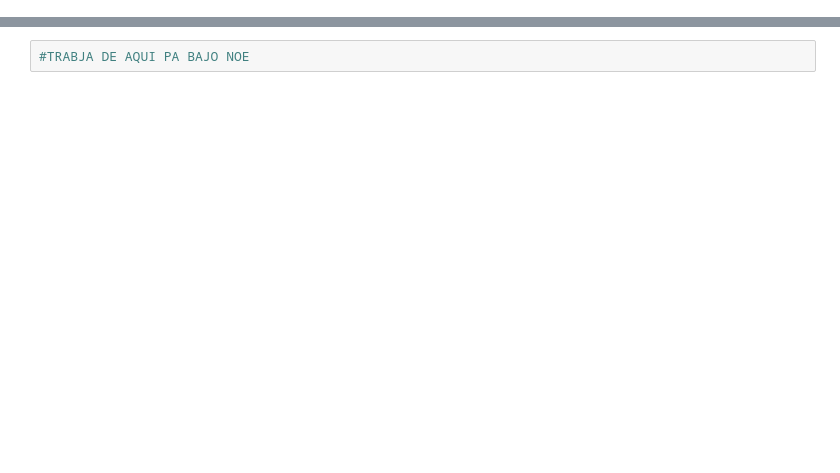
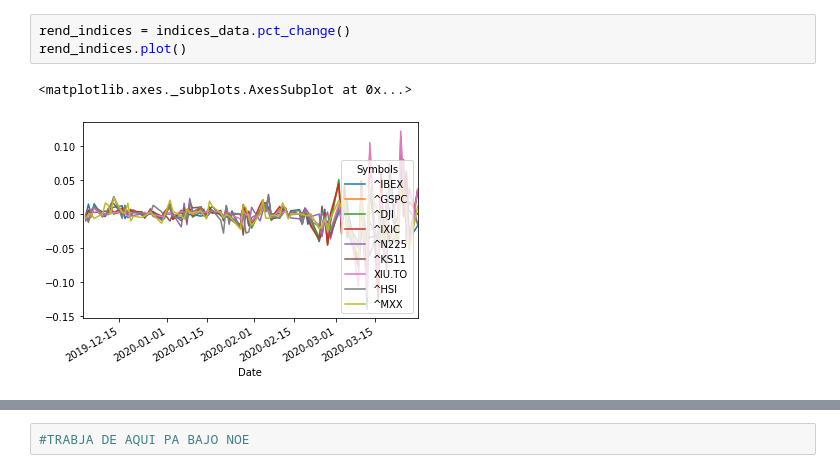
Before and after one commit to douglasparism/Proyecto_SIMFIN, a Jupyter notebook: Proyecto_PT.ipynb, the cells around one changed output, grey strips where cells are left out. Saved outputs shown, nothing was run; the diff lists cells and outputs as text; blank space fills up the shorter version.

```diff
--- a/Proyecto_PT.ipynb
+++ b/Proyecto_PT.ipynb
@@ -33,0 +47,6 @@ indices_data
+# %%
+rend_indices = indices_data.pct_change()
+rend_indices.plot()
+# %% [output]
+<matplotlib.axes._subplots.AxesSubplot at 0x...>
+[figure, added]
```
Also changed, not shown: parts of 7 cells of this notebook.
